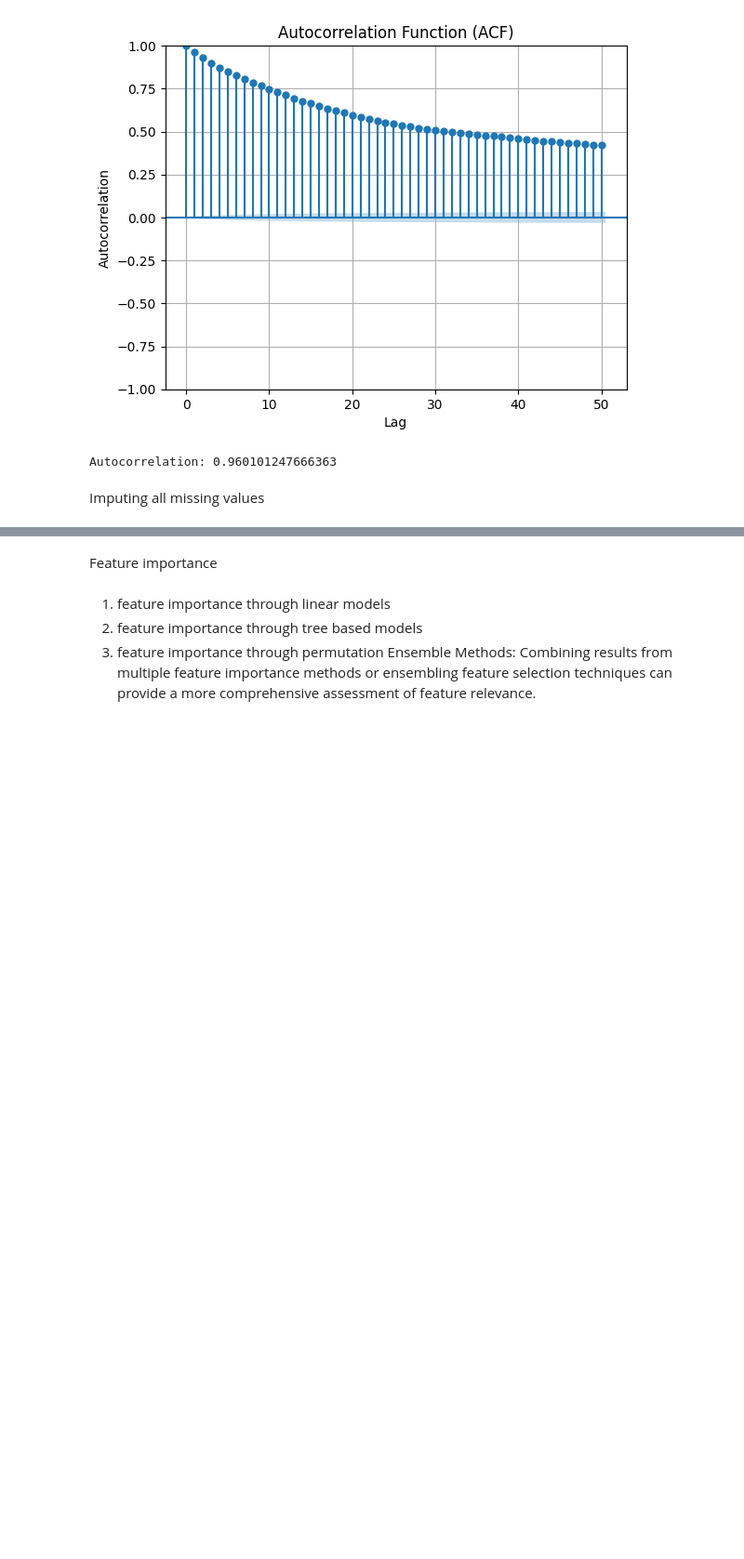
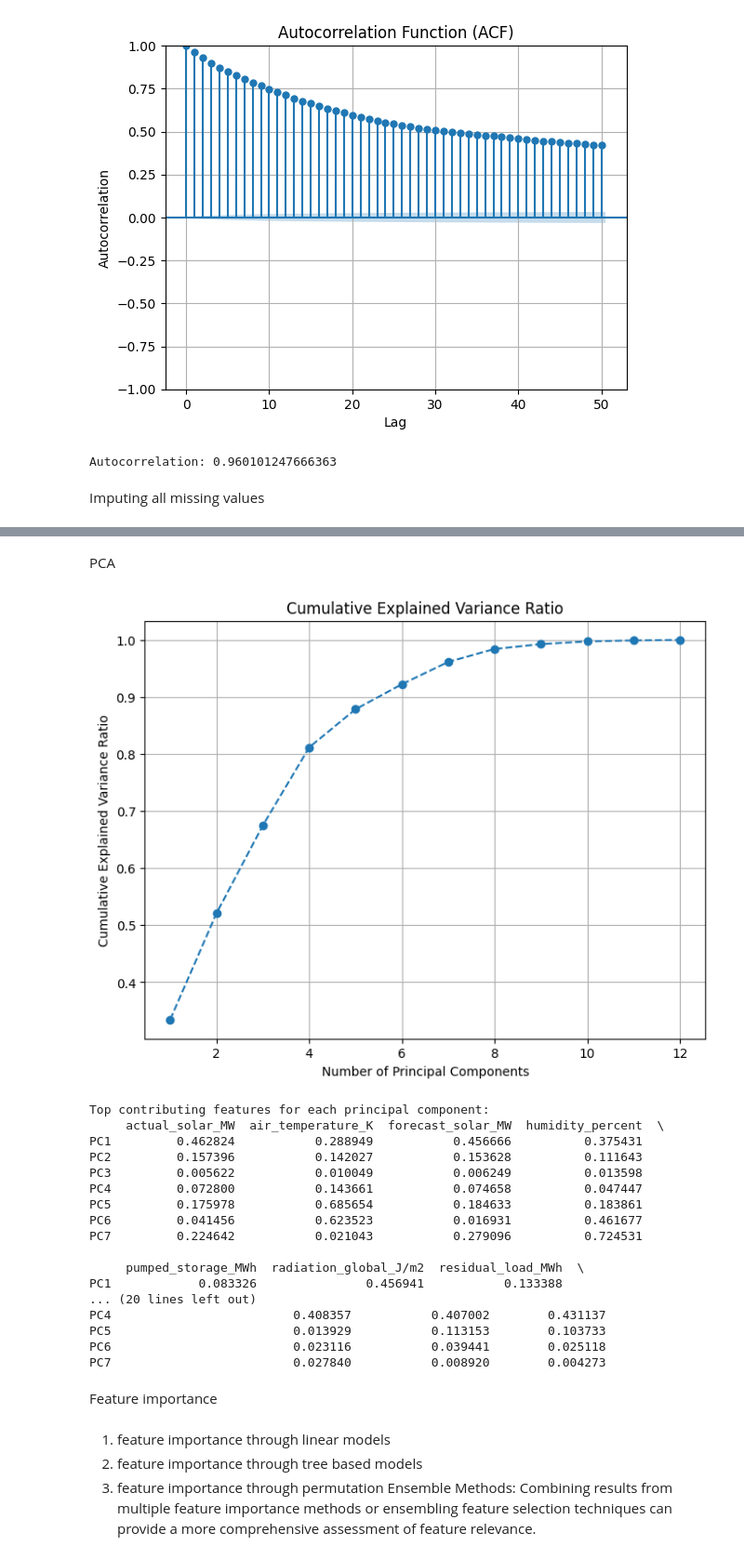
Before and after one commit to mgondeck/wind_curtailment_prediction, a Jupyter notebook: EDA.ipynb, the cells around one changed output, grey strips where cells are left out. Shown at 93% size. Drawn from its saved outputs; the diff is of its cells as text; code cells hidden in the pictures; blank space fills up the shorter version.

```diff
--- a/EDA.ipynb
+++ b/EDA.ipynb
@@ -222,3 +255,81 @@ df.index = pd.to_datetime(df.index)
+# %% [markdown]
+PCA
+# %%
+# Extract features (X) and target variable (y)
+X = df.drop(columns=['redispatch'])
+y = df['redispatch']
+
+# Standardize the features
+scaler = StandardScaler()
+X_scaled = scaler.fit_transform(X)
+
+# Initialize PCA
+pca = PCA()
+
+# Fit PCA to the standardized features
+pca.fit(X_scaled)
+
+# Get the explained variance ratio
+explained_variance_ratio = pca.explained_variance_ratio_
+
+plt.figure(figsize=(8, 6))
+plt.plot(range(1, len(explained_variance_ratio) + 1),
+         explained_variance_ratio.cumsum(), marker='o', linestyle='--')
+plt.title('Cumulative Explained Variance Ratio')
+plt.xlabel('Number of Principal Components')
+plt.ylabel('Cumulative Explained Variance Ratio')
+plt.grid(True)
+plt.show()
+
+# Choose the number of components based on the plot or a desired threshold
+# For example, if 95% of variance is explained
+n_components = (explained_variance_ratio.cumsum() < 0.95).sum() + 1
+
+# Initialize PCA with the chosen number of components
+pca = PCA(n_components=n_components)
+
+# Fit PCA to the standardized features
+X_pca = pca.fit_transform(X_scaled)
+
+# Convert transformed data to a DataFrame
+X_pca_df = pd.DataFrame(X_pca, columns=[f'PC{i}' for i in range(1, n_components + 1)])
+
+# Get the absolute values of loadings for each component
+abs_loadings = np.abs(pca.components_)
+
+# Create a DataFrame to store the loadings
+loadings_df = pd.DataFrame(abs_loadings, columns=X.columns, index=[f'PC{i+1}' for i in range(abs_loadings.shape[0])])
+
+# Sort the loadings for each component in descending order
+sorted_loadings = loadings_df.apply(lambda x: x.sort_values(ascending=False), axis=1)
+
+# Print the top contributing features for each component
+print("Top contributing features for each principal component:")
+print(sorted_loadings)
+
+# Concatenate PCA-transformed features with the target variable
+df_pca = pd.concat([X_pca_df, y.reset_index(drop=True)], axis=1)
+
+# Now you can use df_pca for further analysis or modeling
+# %% [output]
+[figure, added]
+Top contributing features for each principal component:
+     actual_solar_MW  air_temperature_K  forecast_solar_MW  humidity_percent  \
+PC1         0.462824           0.288949           0.456666          0.375431
+PC2         0.157396           0.142027           0.153628          0.111643
+PC3         0.005622           0.010049           0.006249          0.013598
+PC4         0.072800           0.143661           0.074658          0.047447
+PC5         0.175978           0.685654           0.184633          0.183861
+PC6         0.041456           0.623523           0.016931          0.461677
+PC7         0.224642           0.021043           0.279096          0.724531
+
+     pumped_storage_MWh  radiation_global_J/m2  residual_load_MWh  \
+PC1            0.083326               0.456941           0.133388
+... (20 lines left out)
+PC4                         0.408357           0.407002        0.431137
+PC5                         0.013929           0.113153        0.103733
+PC6                         0.023116           0.039441        0.025118
+PC7                         0.027840           0.008920        0.004273
 # %% [markdown]
 Feature importance
 # %% [markdown]
```
Also changed, not shown: parts of 4 cells of this notebook.
